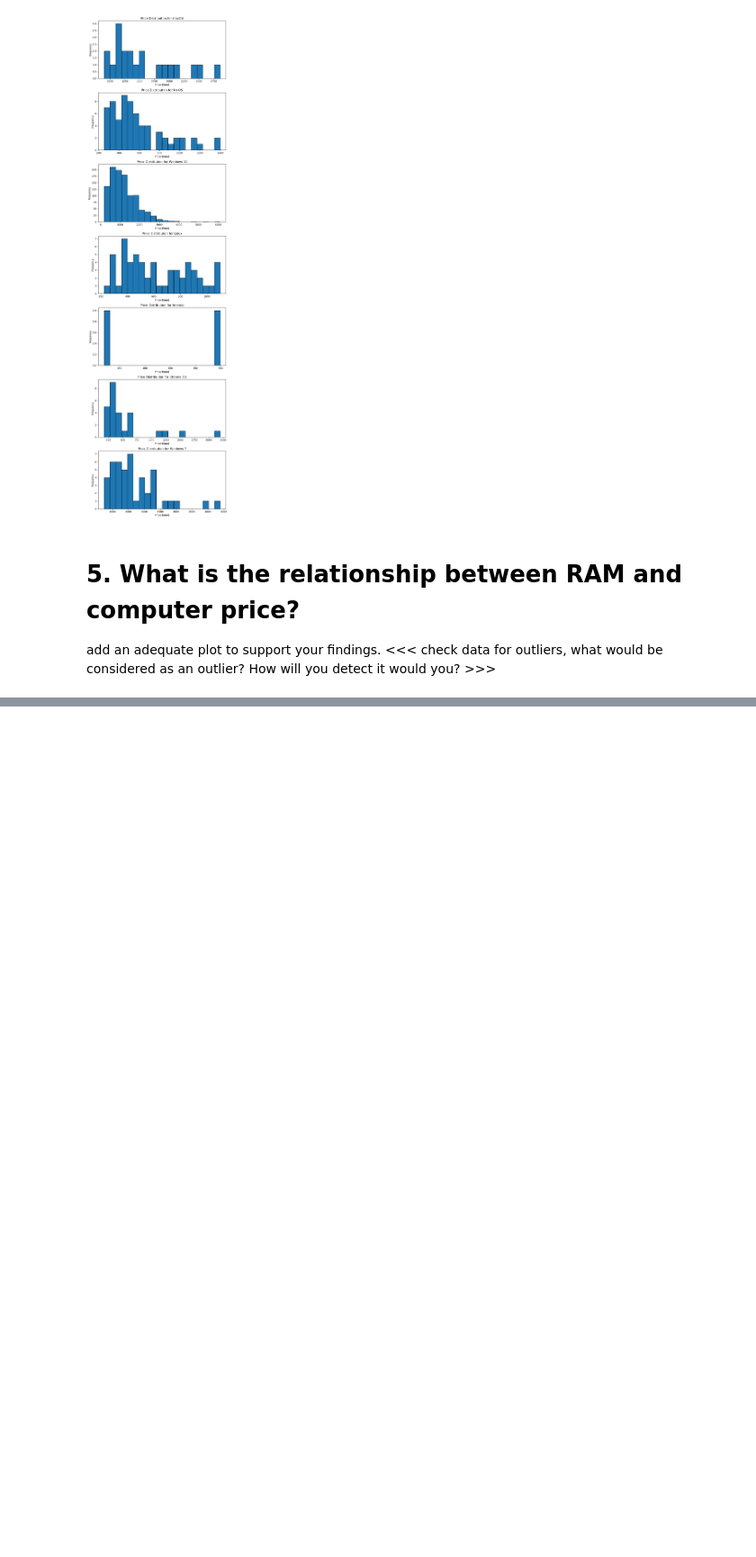
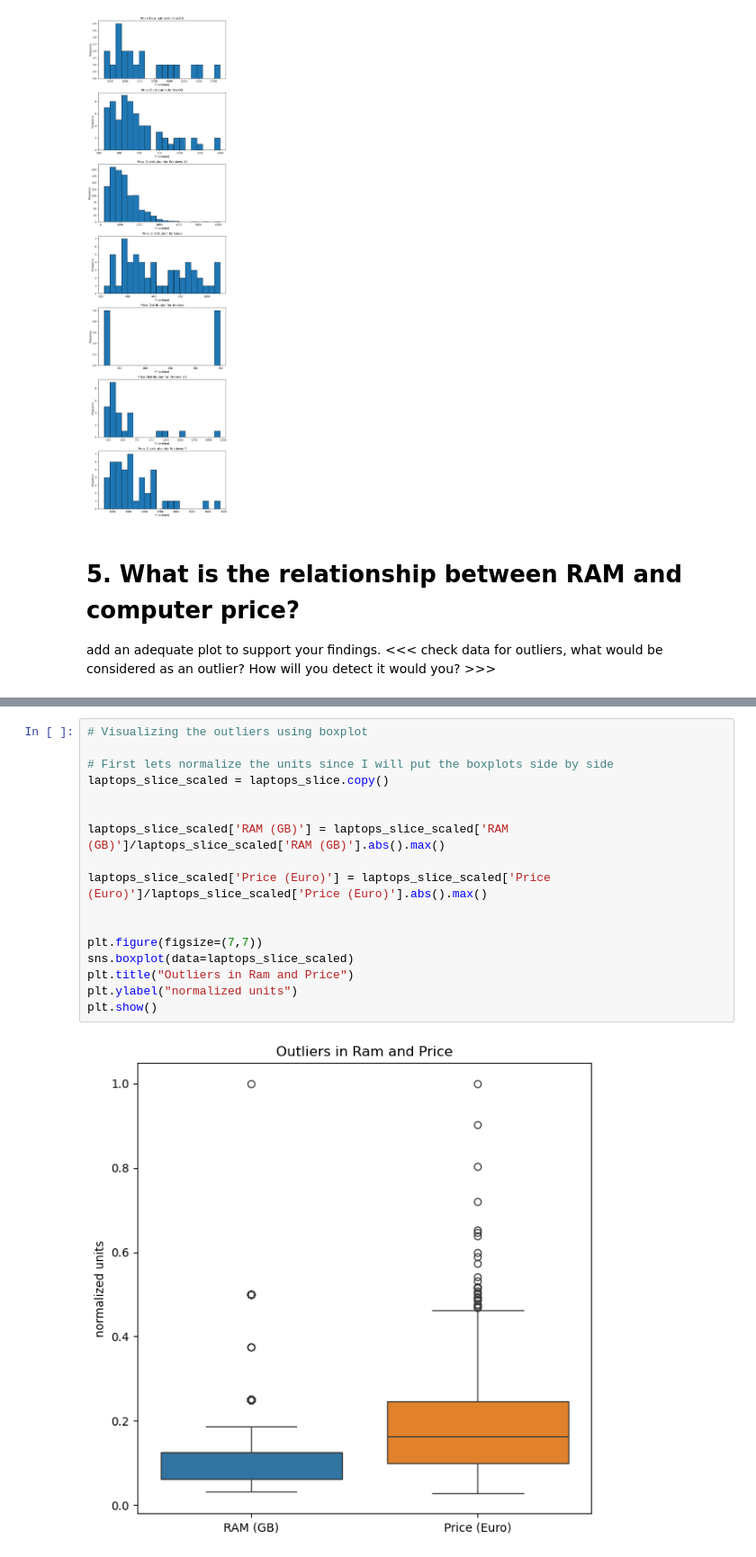
Before and after one commit to kidusabe1/DS_mini_project, a Jupyter notebook: mini_project_1.ipynb, the cells around one changed output, grey strips where cells are left out. Shown at 90% size. Drawn from its saved outputs; the diff is of its cells as text; blank space fills up the shorter version.

```diff
--- a/mini_project_1.ipynb
+++ b/mini_project_1.ipynb
@@ -386,0 +450,19 @@ add an adequate plot to support your findings.
+# %%
+# Visualizing the outliers using boxplot
+
+# First lets normalize the units since I will put the boxplots side by side
+laptops_slice_scaled = laptops_slice.copy()
+
+
+laptops_slice_scaled['RAM (GB)'] = laptops_slice_scaled['RAM (GB)']/laptops_slice_scaled['RAM (GB)'].abs().max()
+
+laptops_slice_scaled['Price (Euro)'] = laptops_slice_scaled['Price (Euro)']/laptops_slice_scaled['Price (Euro)'].abs().max()
+
+
+plt.figure(figsize=(7,7))
+sns.boxplot(data=laptops_slice_scaled)
+plt.title("Outliers in Ram and Price")
+plt.ylabel("normalized units")
+plt.show()
+# %% [output]
+[figure, added]
```
Also changed, not shown: parts of 8 cells of this notebook.
